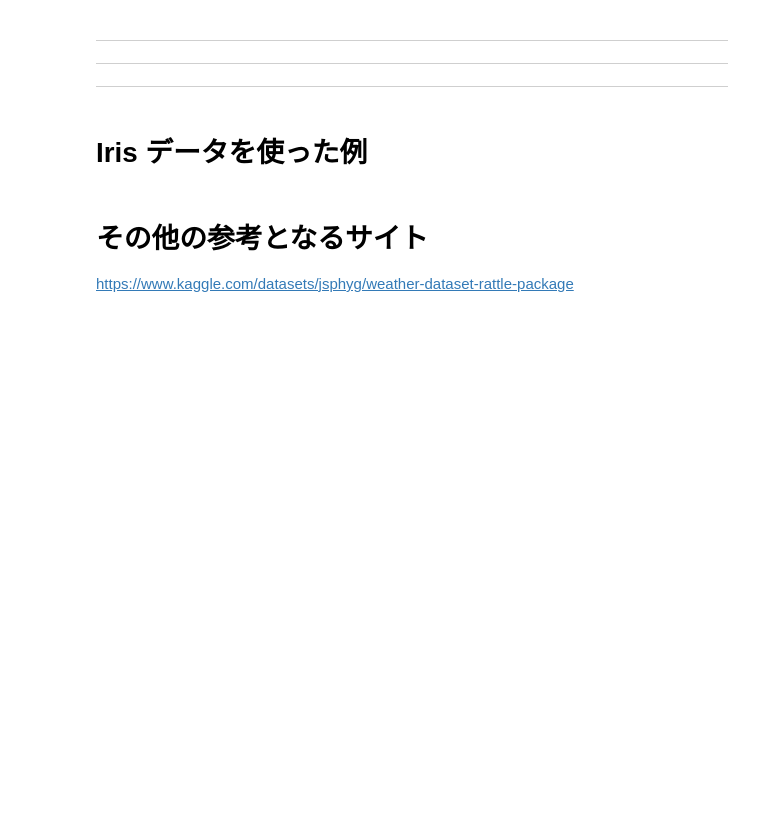
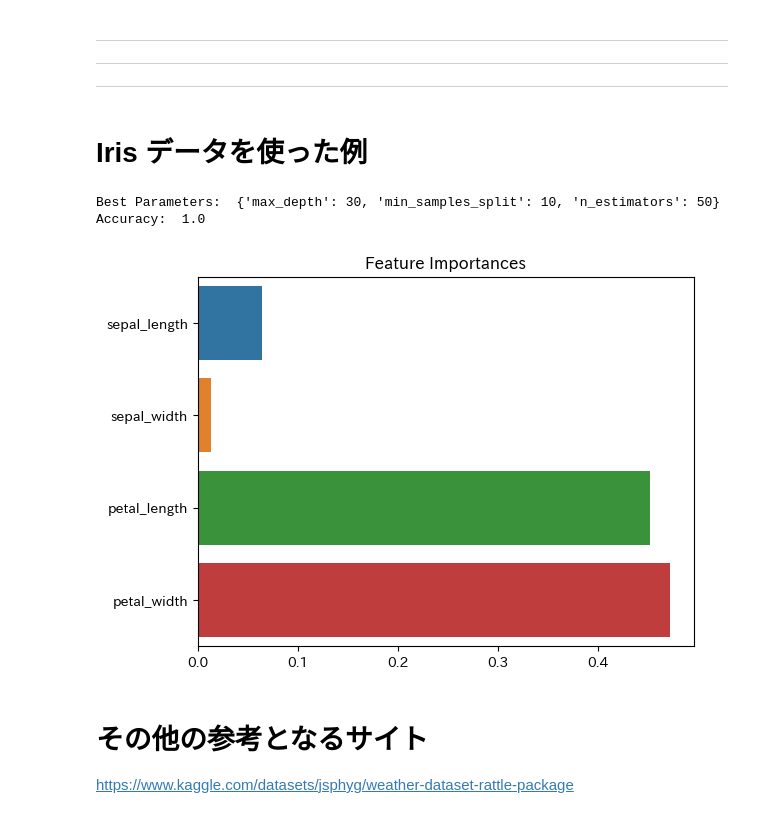
Before and after one commit to yajima-yasutoshi/DataMinig, a Jupyter notebook: 20231213/機械学習.ipynb, the cells around one changed output. Saved outputs shown, nothing was run; the diff lists cells and outputs as text; code cells hidden in the pictures; blank space fills up the shorter version.

```diff
--- a/20231213/機械学習.ipynb
+++ b/20231213/機械学習.ipynb
@@ -778,34 +782,42 @@ y = df['species']
 
 # データを訓練セットとテストセットに分割
 X_train, X_test, y_train, y_test = train_test_split(X, y, test_size=0.2, random_state=42)
 
 # ランダムフォレストのインスタンスを作成
 rf = RandomForestClassifier()
 
 # ハイパーパラメータの候補
 param_grid = {
     'n_estimators': [50, 100, 200],
     'max_depth': [None, 10, 20, 30],
     'min_samples_split': [2, 5, 10]
 }
 
 # グリッドサーチで最適なハイパーパラメータを探す
 grid_search = GridSearchCV(estimator=rf, param_grid=param_grid, cv=3)
 grid_search.fit(X_train, y_train)
 
 # 最適なハイパーパラメータを出力
 print("Best Parameters: ", grid_search.best_params_)
 
-# 最適なモデルでテストデータを評価
+# 最適なモデルを取得
 best_rf = grid_search.best_estimator_
+
+# 学習
+best_rf.fit(X_train, y_train)
+
 y_pred = best_rf.predict(X_test)
 print("Accuracy: ", accuracy_score(y_test, y_pred))
 
 # 特徴量の重要度を可視化
 feature_importances = best_rf.feature_importances_
 sns.barplot(x=feature_importances, y=X.columns)
 plt.title('Feature Importances')
 plt.show()
+# %% [output]
+Best Parameters:  {'max_depth': 30, 'min_samples_split': 10, 'n_estimators': 50}
+Accuracy:  1.0
+[figure, added]
 # %% [markdown]
 # その他の参考となるサイト
 https://www.kaggle.com/datasets/jsphyg/weather-dataset-rattle-package
```
Also changed, not shown: parts of 8 cells of this notebook.
